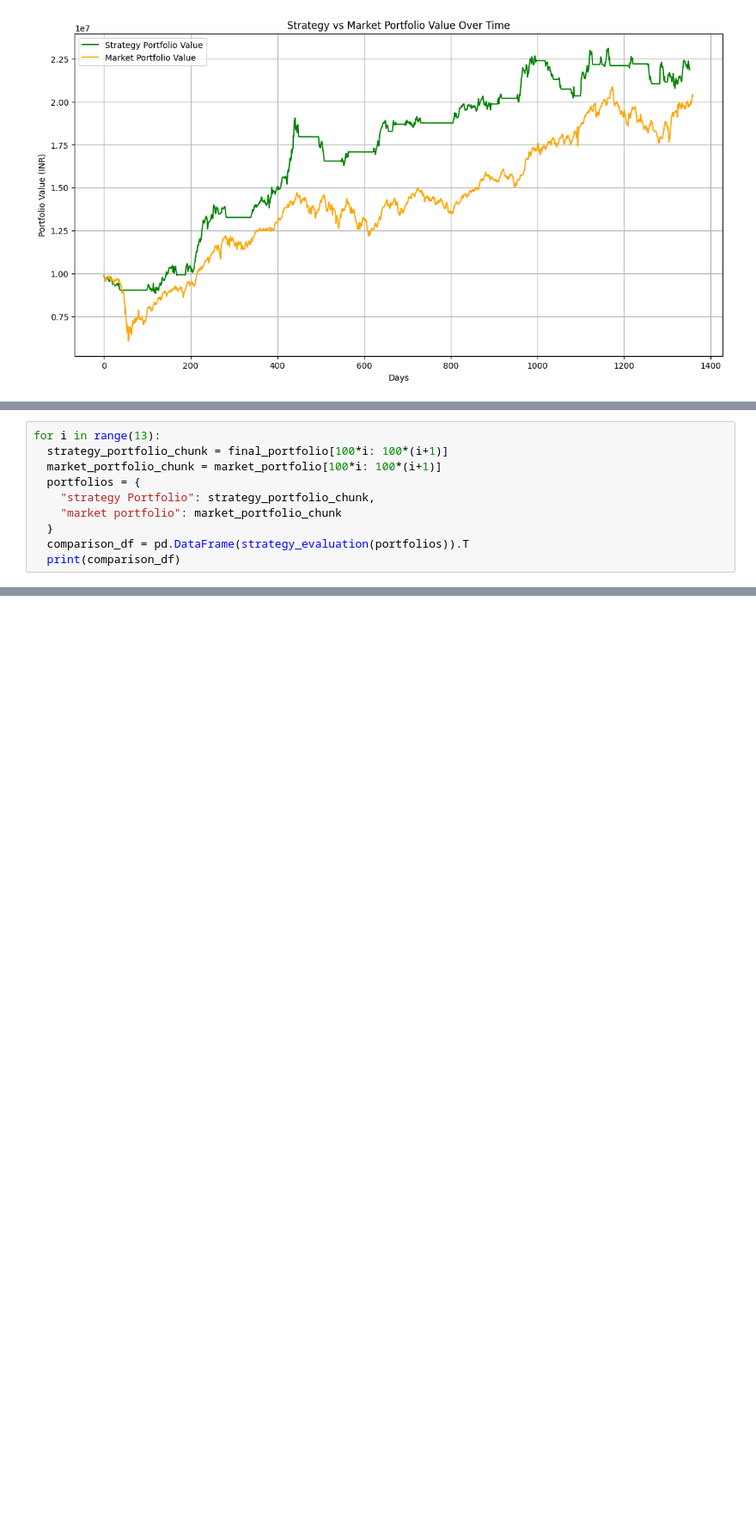
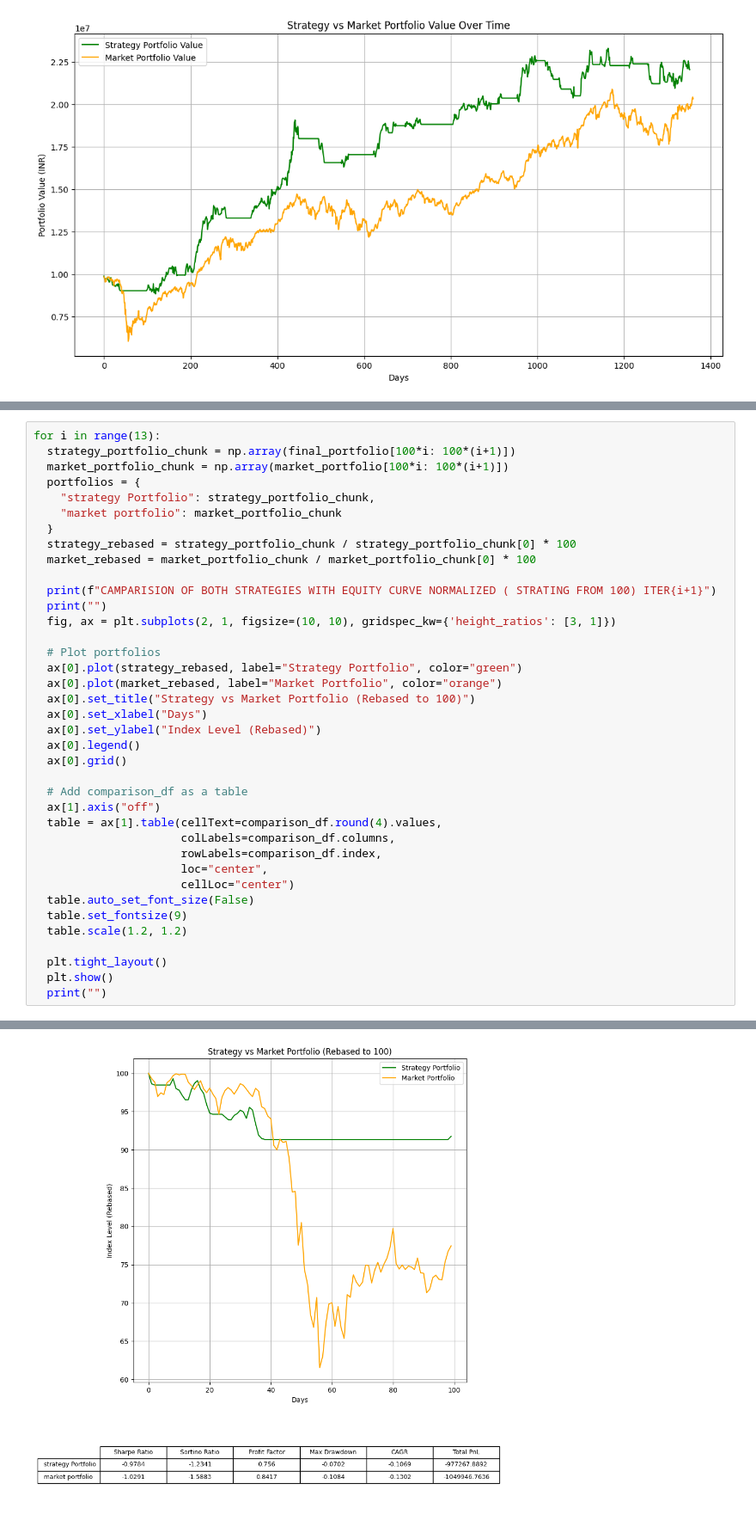
Before and after one commit to r0hit91314/Equity_strategy_nifty50, a Jupyter notebook: Market_regime_2.ipynb, the cells around one changed output, grey strips where cells are left out. Shown at 86% size. Cells and saved outputs as stored; diff of their text form; blank space fills up the shorter version.

```diff
--- a/Market_regime_2.ipynb
+++ b/Market_regime_2.ipynb
@@ -1237,10 +1221,0 @@ comparison_df
-# %%
-for i in range(13):
-  strategy_portfolio_chunk = final_portfolio[100*i: 100*(i+1)]
-  market_portfolio_chunk = market_portfolio[100*i: 100*(i+1)]
-  portfolios = {
-    "strategy Portfolio": strategy_portfolio_chunk,
-    "market portfolio": market_portfolio_chunk
-  }
-  comparison_df = pd.DataFrame(strategy_evaluation(portfolios)).T
-  print(comparison_df)
@@ -1264,0 +1224,39 @@ market portfolio   -0.130190 -1.049947e+06
+# %%
+for i in range(13):
+  strategy_portfolio_chunk = np.array(final_portfolio[100*i: 100*(i+1)])
+  market_portfolio_chunk = np.array(market_portfolio[100*i: 100*(i+1)])
+  portfolios = {
+    "strategy Portfolio": strategy_portfolio_chunk,
+    "market portfolio": market_portfolio_chunk
+  }
+  strategy_rebased = strategy_portfolio_chunk / strategy_portfolio_chunk[0] * 100
+  market_rebased = market_portfolio_chunk / market_portfolio_chunk[0] * 100
+
+  print(f"CAMPARISION OF BOTH STRATEGIES WITH EQUITY CURVE NORMALIZED ( STRATING FROM 100) ITER{i+1}")
+  print("")
+  fig, ax = plt.subplots(2, 1, figsize=(10, 10), gridspec_kw={'height_ratios': [3, 1]})
+
+  # Plot portfolios
+  ax[0].plot(strategy_rebased, label="Strategy Portfolio", color="green")
+  ax[0].plot(market_rebased, label="Market Portfolio", color="orange")
+  ax[0].set_title("Strategy vs Market Portfolio (Rebased to 100)")
+  ax[0].set_xlabel("Days")
+  ax[0].set_ylabel("Index Level (Rebased)")
+  ax[0].legend()
+  ax[0].grid()
+
+  # Add comparison_df as a table
+  ax[1].axis("off")
+  table = ax[1].table(cellText=comparison_df.round(4).values,
+                      colLabels=comparison_df.columns,
+                      rowLabels=comparison_df.index,
+                      loc="center",
+                      cellLoc="center")
+  table.auto_set_font_size(False)
+  table.set_fontsize(9)
+  table.scale(1.2, 1.2)
+
+  plt.tight_layout()
+  plt.show()
+  print("")
+# %% [output]
@@ -1264,0 +1264 @@ market portfolio   -0.130190 -1.049947e+06
+[figure, added]
```
Also changed, not shown: parts of 34 cells of this notebook.
